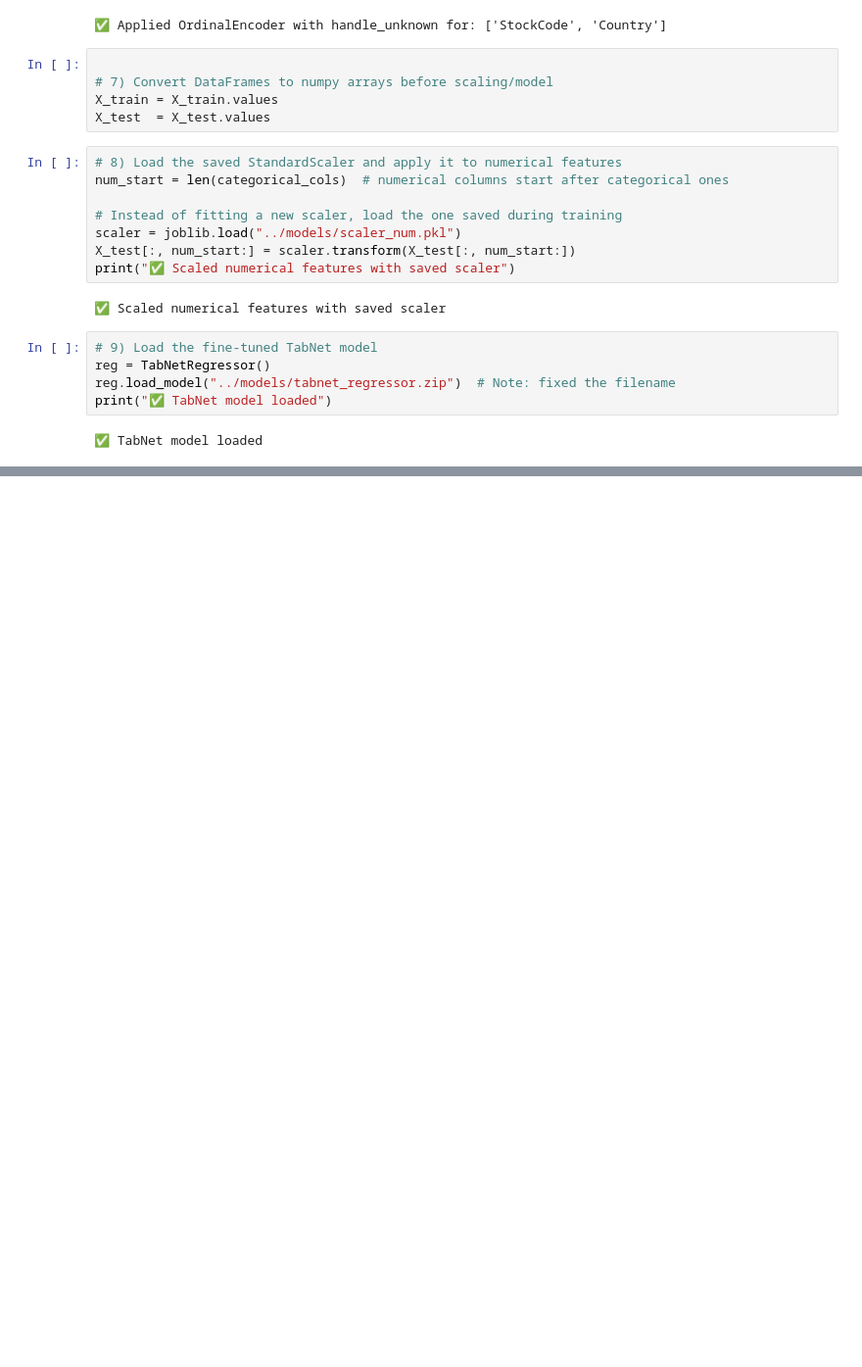
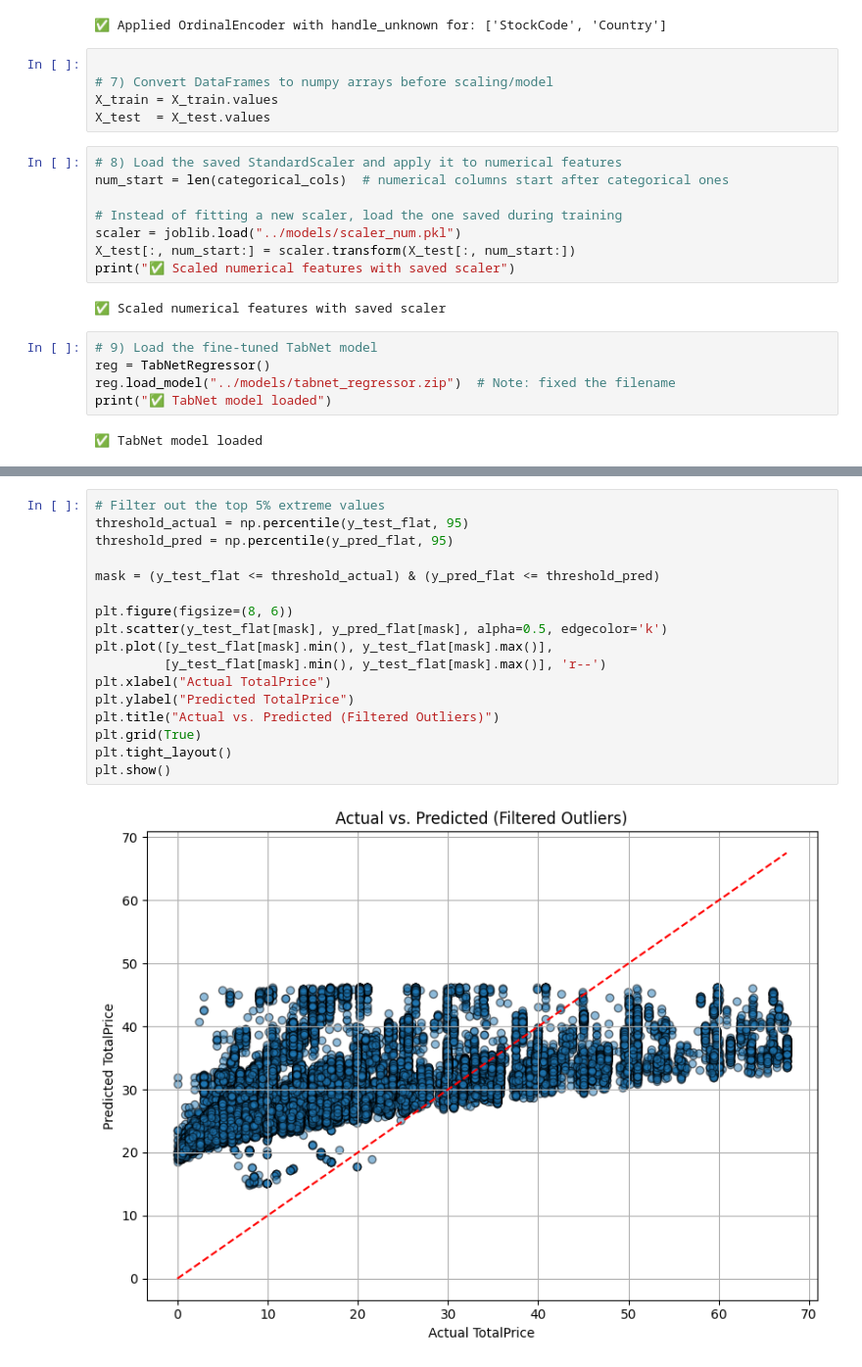
Before and after one commit to Hamza-Waseem-Nasser/innovative-ml-project, a Jupyter notebook: notebooks/evaluate_tabnet.ipynb, the cells around one changed output, grey strips where cells are left out. Shown at 98% size. Drawn from its saved outputs; the diff is of its cells as text; blank space fills up the shorter version.

```diff
--- a/notebooks/evaluate_tabnet.ipynb
+++ b/notebooks/evaluate_tabnet.ipynb
@@ -89,0 +132,19 @@ print(f"\n🎯 Test RMSE: {rmse:.4f}")
+# %%
+# Filter out the top 5% extreme values
+threshold_actual = np.percentile(y_test_flat, 95)
+threshold_pred = np.percentile(y_pred_flat, 95)
+
+mask = (y_test_flat <= threshold_actual) & (y_pred_flat <= threshold_pred)
+
+plt.figure(figsize=(8, 6))
+plt.scatter(y_test_flat[mask], y_pred_flat[mask], alpha=0.5, edgecolor='k')
+plt.plot([y_test_flat[mask].min(), y_test_flat[mask].max()],
+         [y_test_flat[mask].min(), y_test_flat[mask].max()], 'r--')
+plt.xlabel("Actual TotalPrice")
+plt.ylabel("Predicted TotalPrice")
+plt.title("Actual vs. Predicted (Filtered Outliers)")
+plt.grid(True)
+plt.tight_layout()
+plt.show()
+# %% [output]
+[figure, added]
```
Also changed, not shown: parts of 4 cells of this notebook, 11 other files.
